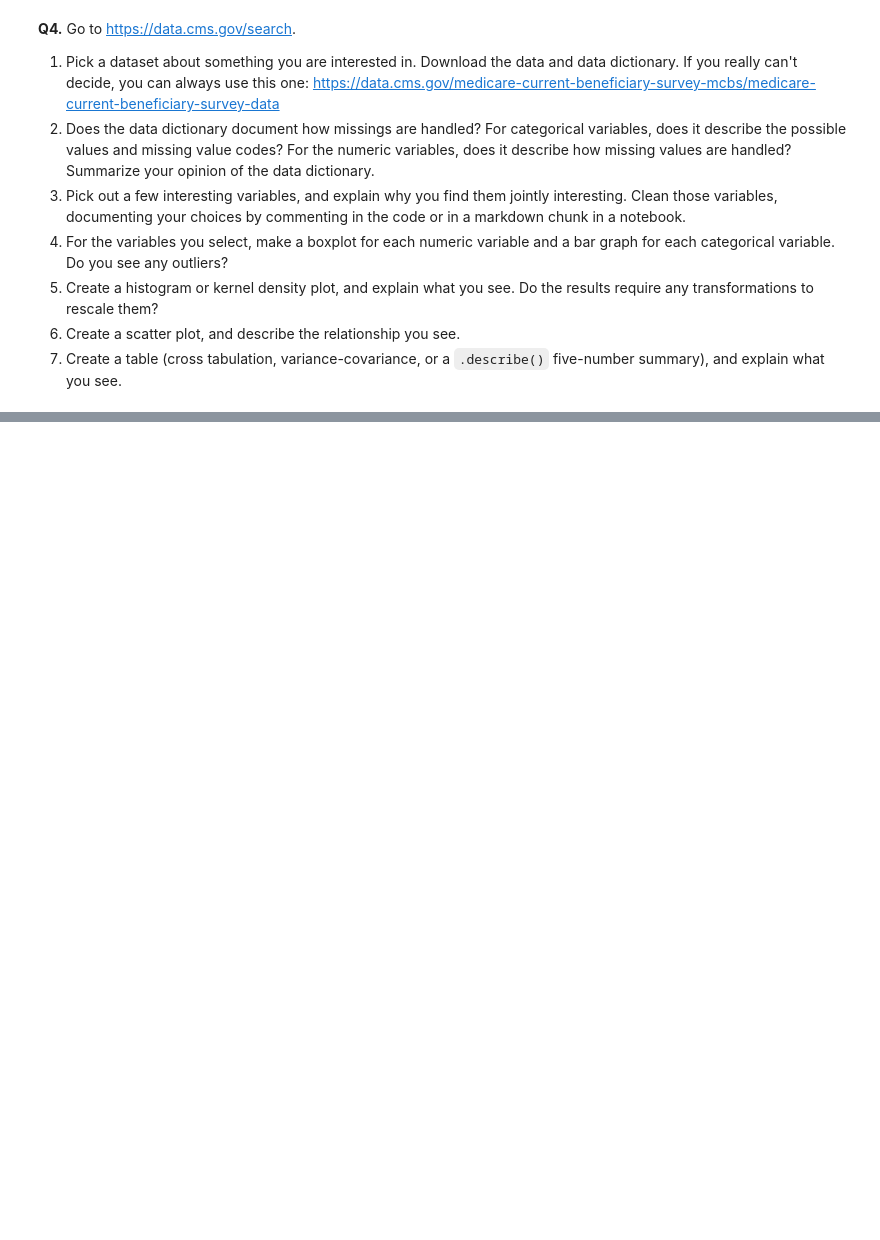
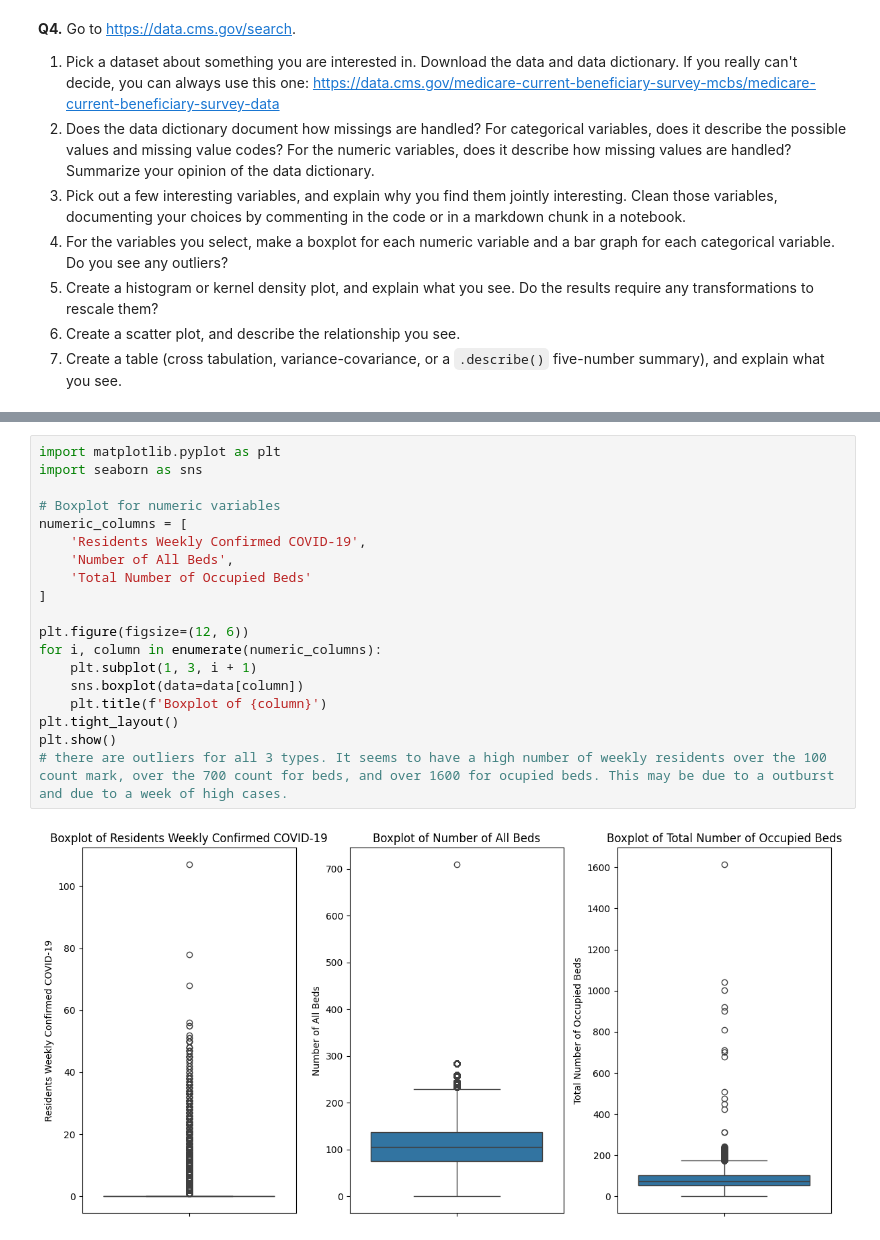
Before and after one commit to rixprakash/visualization, a Jupyter notebook: assignment/assignment.ipynb, the cells around one changed output, grey strips where cells are left out. Cells and saved outputs as stored; diff of their text form; blank space fills up the shorter version.

```diff
--- a/assignment/assignment.ipynb
+++ b/assignment/assignment.ipynb
@@ -226,0 +284,21 @@ For some context, the Federal government ultimately spent about $4.4 trillion in
+# %%
+import matplotlib.pyplot as plt
+import seaborn as sns
+
+# Boxplot for numeric variables
+numeric_columns = [
+    'Residents Weekly Confirmed COVID-19',
+    'Number of All Beds',
+    'Total Number of Occupied Beds'
+]
+
+plt.figure(figsize=(12, 6))
+for i, column in enumerate(numeric_columns):
+    plt.subplot(1, 3, i + 1)
+    sns.boxplot(data=data[column])
+    plt.title(f'Boxplot of {column}')
+plt.tight_layout()
+plt.show()
+# there are outliers for all 3 types. It seems to have a high number of weekly residents over the 100 count mark, over the 700 count for beds, and over 1600 for ocupied beds. This may be due to a outburst and due to a week of high cases.
+# %% [output]
+[figure, added]
```
Also changed, not shown: parts of 7 cells of this notebook.
